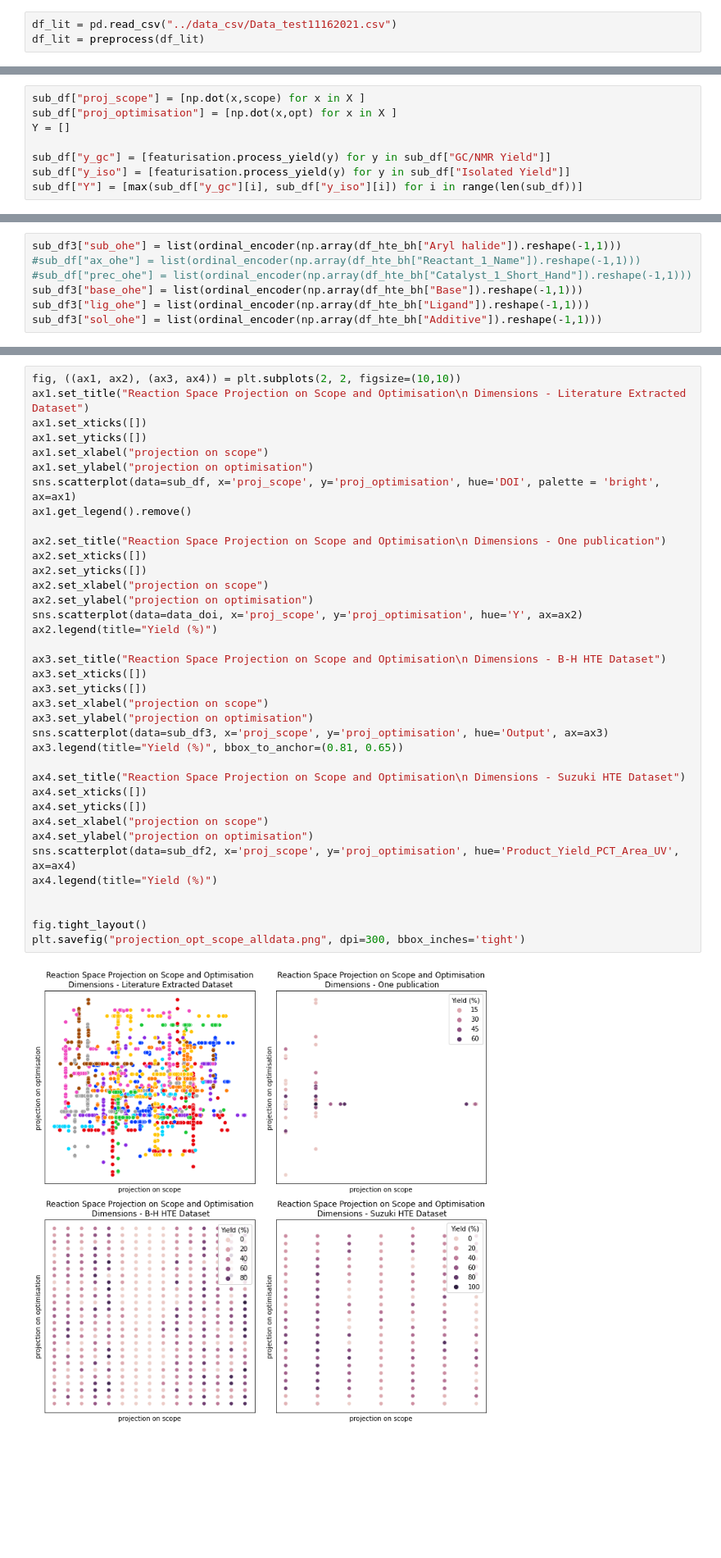
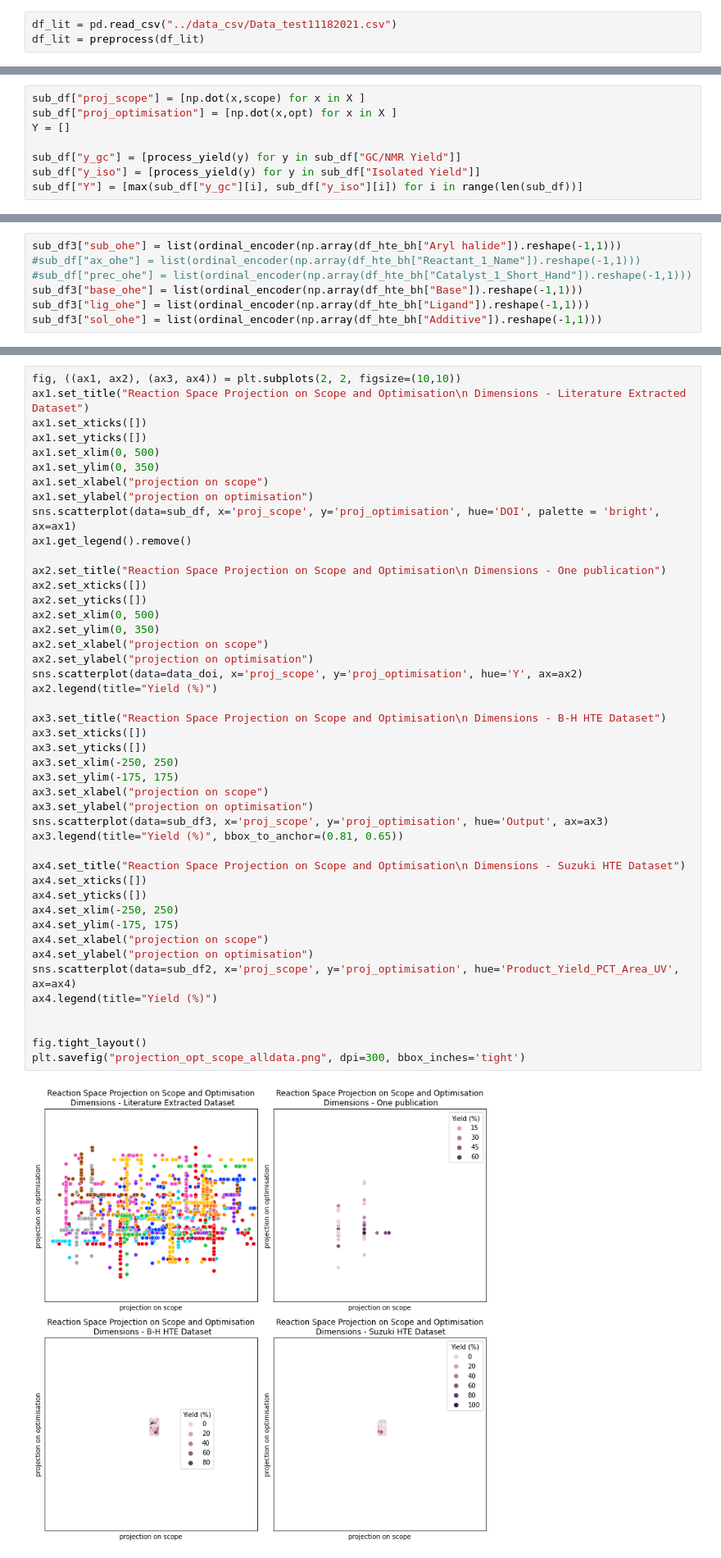
Before and after one commit to truejulosdu13/NiCOlit, a Jupyter notebook: HTE_vs_Literature/Visualisation_HTE_literature.ipynb, the cells around one changed output, grey strips where cells are left out. Shown: that part at 82% size. Saved outputs shown, nothing was run; the diff lists cells and outputs as text; blank space fills up the shorter version.

```diff
--- a/HTE_vs_Literature/Visualisation_HTE_literature.ipynb
+++ b/HTE_vs_Literature/Visualisation_HTE_literature.ipynb
@@ -10,6 +11,6 @@ from classic_descriptors.featurisation import one_hot_encoding
 from rdkit import Chem
 # %%
-df_lit = pd.read_csv("../data_csv/Data_test11162021.csv")
+df_lit = pd.read_csv("../data_csv/Data_test11182021.csv")
 df_lit = preprocess(df_lit)
 # %%
 df_lit["GC/NMR Yield"].unique()
@@ -235,8 +236,8 @@ sub_df["proj_scope"] = [np.dot(x,scope) for x in X ]
 sub_df["proj_optimisation"] = [np.dot(x,opt) for x in X ]
 Y = []
 
-sub_df["y_gc"] = [featurisation.process_yield(y) for y in sub_df["GC/NMR Yield"]]
-sub_df["y_iso"] = [featurisation.process_yield(y) for y in sub_df["Isolated Yield"]]
+sub_df["y_gc"] = [process_yield(y) for y in sub_df["GC/NMR Yield"]]
+sub_df["y_iso"] = [process_yield(y) for y in sub_df["Isolated Yield"]]
 sub_df["Y"] = [max(sub_df["y_gc"][i], sub_df["y_iso"][i]) for i in range(len(sub_df))]
 # %%
 sns.scatterplot(data=sub_df, x='proj_scope', y='proj_optimisation', hue='DOI', palette = 'bright')
@@ -344,37 +349,45 @@ fig, ((ax1, ax2), (ax3, ax4)) = plt.subplots(2, 2, figsize=(10,10))
 ax1.set_title("Reaction Space Projection on Scope and Optimisation\n Dimensions - Literature Extracted Dataset")
 ax1.set_xticks([])
 ax1.set_yticks([])
+ax1.set_xlim(0, 500)
+ax1.set_ylim(0, 350)
 ax1.set_xlabel("projection on scope")
 ax1.set_ylabel("projection on optimisation")
 sns.scatterplot(data=sub_df, x='proj_scope', y='proj_optimisation', hue='DOI', palette = 'bright', ax=ax1)
 ax1.get_legend().remove()
 
 ax2.set_title("Reaction Space Projection on Scope and Optimisation\n Dimensions - One publication")
 ax2.set_xticks([])
 ax2.set_yticks([])
+ax2.set_xlim(0, 500)
+ax2.set_ylim(0, 350)
 ax2.set_xlabel("projection on scope")
 ax2.set_ylabel("projection on optimisation")
 sns.scatterplot(data=data_doi, x='proj_scope', y='proj_optimisation', hue='Y', ax=ax2)
 ax2.legend(title="Yield (%)")
 
 ax3.set_title("Reaction Space Projection on Scope and Optimisation\n Dimensions - B-H HTE Dataset")
 ax3.set_xticks([])
 ax3.set_yticks([])
+ax3.set_xlim(-250, 250)
+ax3.set_ylim(-175, 175)
 ax3.set_xlabel("projection on scope")
 ax3.set_ylabel("projection on optimisation")
 sns.scatterplot(data=sub_df3, x='proj_scope', y='proj_optimisation', hue='Output', ax=ax3)
 ax3.legend(title="Yield (%)", bbox_to_anchor=(0.81, 0.65))
 
 ax4.set_title("Reaction Space Projection on Scope and Optimisation\n Dimensions - Suzuki HTE Dataset")
 ax4.set_xticks([])
 ax4.set_yticks([])
+ax4.set_xlim(-250, 250)
+ax4.set_ylim(-175, 175)
 ax4.set_xlabel("projection on scope")
 ax4.set_ylabel("projection on optimisation")
 sns.scatterplot(data=sub_df2, x='proj_scope', y='proj_optimisation', hue='Product_Yield_PCT_Area_UV', ax=ax4)
 ax4.legend(title="Yield (%)")
 
 
 fig.tight_layout()
 plt.savefig("projection_opt_scope_alldata.png", dpi=300, bbox_inches='tight')
 # %% [output]
-[figure, old version]
+[figure, new version]
```
Also changed, not shown: parts of 15 cells of this notebook, 13 other files.
